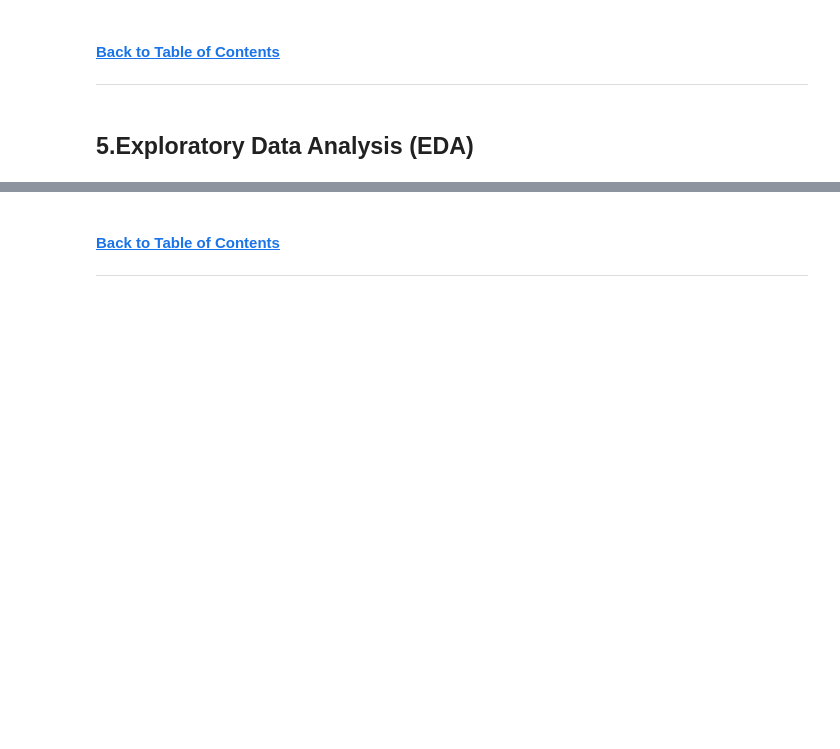
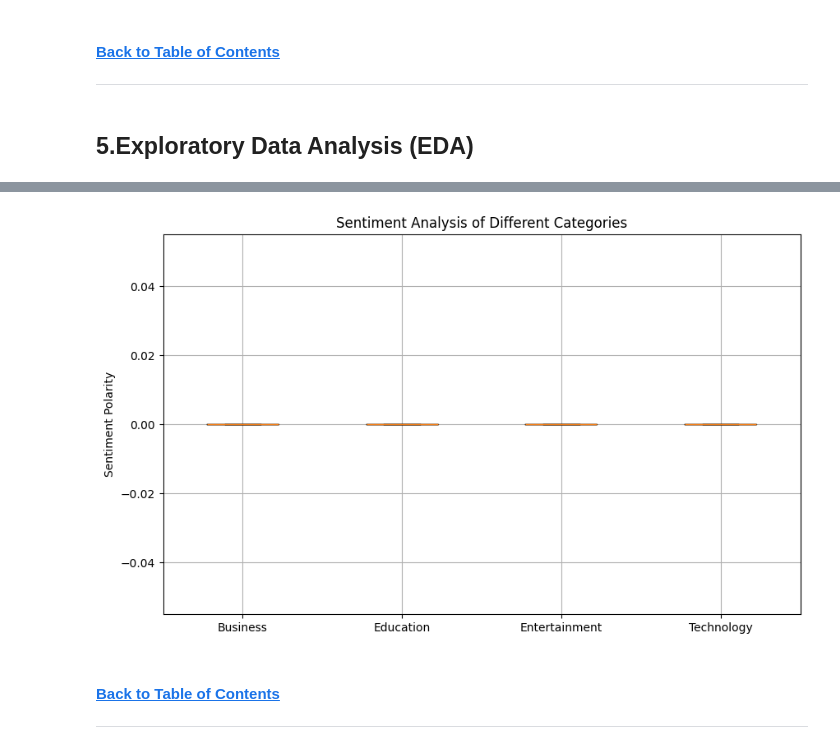
Before and after one commit to AmandaMokoena/2401FTDS_Classification_Project_0A4, a Jupyter notebook: Classification Project notebook.ipynb, the cells around one changed output, grey strips where cells are left out. Saved outputs shown, nothing was run; the diff lists cells and outputs as text; code cells hidden in the pictures; blank space fills up the shorter version.

```diff
--- a/Classification Project notebook.ipynb
+++ b/Classification Project notebook.ipynb
@@ -675,3 +956,59 @@ dtype: object
+# %%
+from textblob import TextBlob
+import matplotlib.pyplot as plt
+
+# Example documents for each category (replace with your actual data)
+business_docs = [
+    "Business document 1 text here",
+    "Business document 2 text here",
+    "Business document 3 text here"
+]
+
+education_docs = [
+    "Education document 1 text here",
+    "Education document 2 text here",
+    "Education document 3 text here"
+]
+
+entertainment_docs = [
+    "Entertainment document 1 text here",
+    "Entertainment document 2 text here",
+    "Entertainment document 3 text here"
+]
+
+technology_docs = [
+    "Technology document 1 text here",
+    "Technology document 2 text here",
+    "Technology document 3 text here"
+]
+
+# Function to calculate sentiment polarity for each document
+def calculate_sentiment(documents):
+    return [TextBlob(doc).sentiment.polarity for doc in documents]
+
+# Calculate sentiment polarity for each category
+business_sentiments = calculate_sentiment(business_docs)
+education_sentiments = calculate_sentiment(education_docs)
+entertainment_sentiments = calculate_sentiment(entertainment_docs)
+technology_sentiments = calculate_sentiment(technology_docs)
+
+# Plotting the sentiments
+categories = ['Business', 'Education', 'Entertainment', 'Technology']
+sentiment_values = [
+    business_sentiments,
+    education_sentiments,
+    entertainment_sentiments,
+    technology_sentiments
+]
+
+plt.figure(figsize=(10, 6))
+plt.boxplot(sentiment_values, labels=categories)
+plt.title('Sentiment Analysis of Different Categories')
+plt.ylabel('Sentiment Polarity')
+plt.grid(True)
+plt.show()
+# %% [output]
+[figure, added]
 # %% [markdown]
 #### <a href=#cont>Back to Table of Contents</a>
 
```
Also changed, not shown: parts of 9 cells of this notebook.
